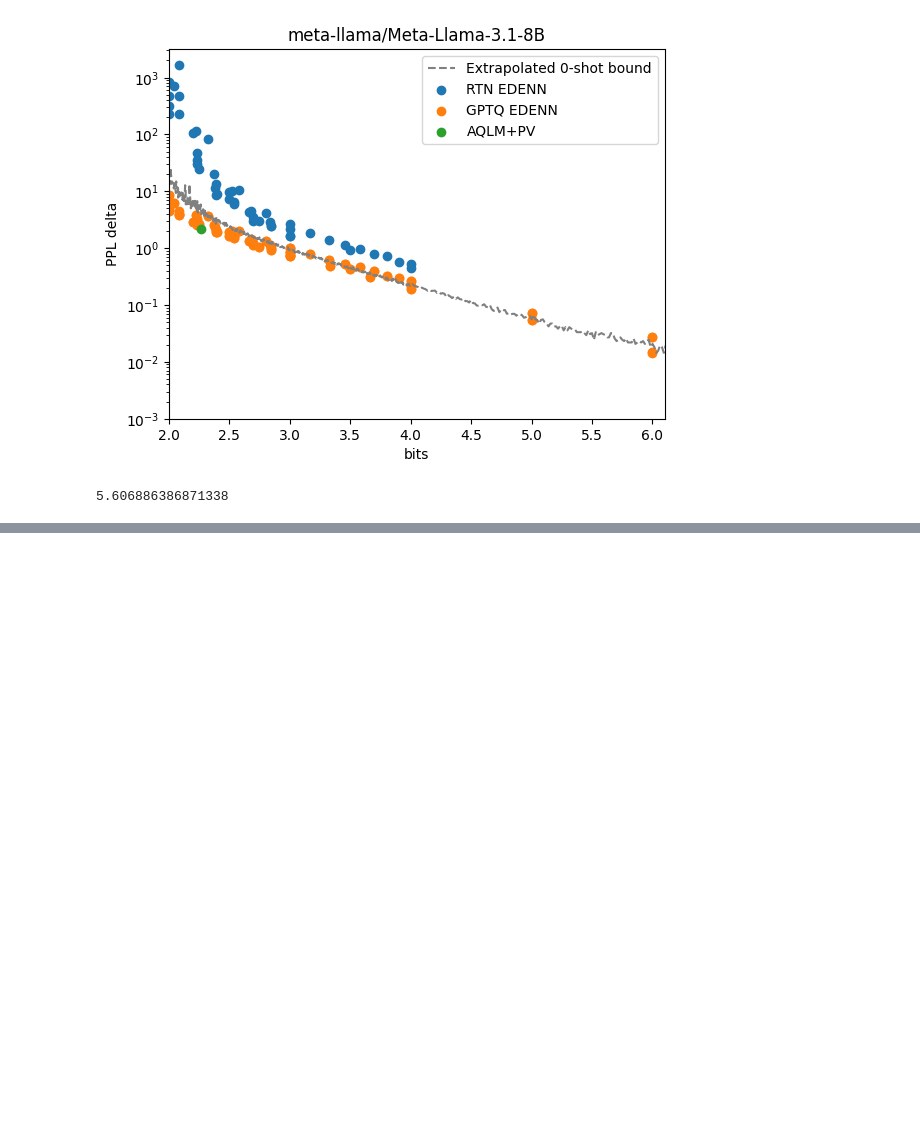
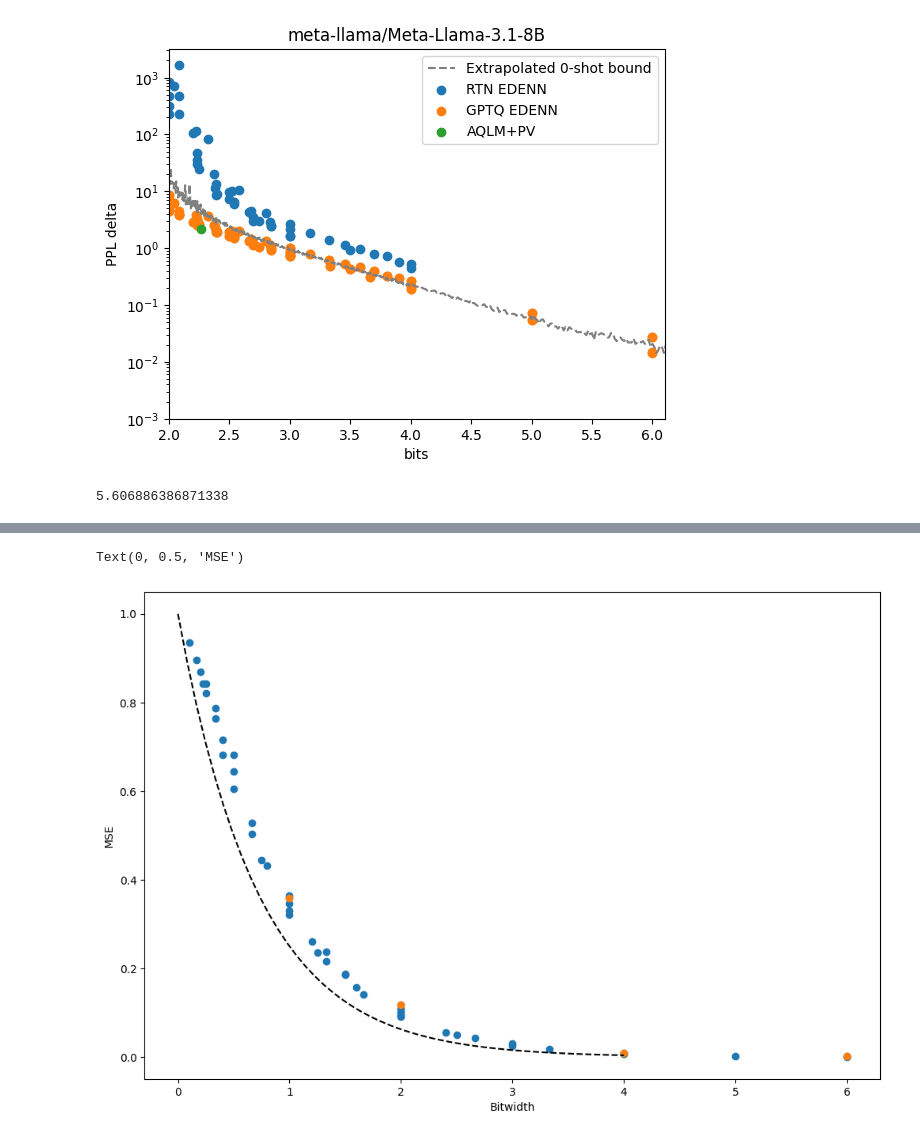
Before and after one commit to galqiwi/linear-layer-compression, a Jupyter notebook: Andrei/gptq/plots.ipynb, the cells around one changed output, grey strips where cells are left out. Cells and saved outputs as stored; diff of their text form; code cells hidden in the pictures; blank space fills up the shorter version.

```diff
--- a/Andrei/gptq/plots.ipynb
+++ b/Andrei/gptq/plots.ipynb
@@ -280,0 +367,21 @@ array([3.32765888, 4.85262624, 2.8969397 , 2.95337116, 2.9259439 ,
+# %%
+%env CUDA_VISIBLE_DEVICES=7
+
+import torch
+from edenn import edenn
+
+@torch.no_grad()
+def eval_grid(edenn_d: int, edenn_n: int):
+    x = torch.empty((2**16, edenn_d), device="cuda").normal_()
+    dequant, entropy = edenn(x, edenn_d, edenn_n)
+    mse = (x - dequant).pow(2).mean().item()
+    return mse, entropy / edenn_d
+
+good_grids_with_mse = []
+for (edenn_d, edenn_n) in good_grids:
+    mse, entropy = eval_grid(edenn_d, edenn_n)
+    good_grids_with_mse.append(
+        {"edenn_d": edenn_d, "edenn_n": edenn_n, "mse": mse, "bits": math.log2(edenn_n) / edenn_d, "entropy": entropy}
+    )
+
+good_grids_with_mse
@@ -280,0 +407,13 @@ array([3.32765888, 4.85262624, 2.8969397 , 2.95337116, 2.9259439 ,
+# %%
+import numpy as np
+import matplotlib.pyplot as plt
+
+plt.scatter([v["bits"] for v in good_grids_with_mse], [v["mse"] for v in good_grids_with_mse], label="Good HIGGS grids")
+plt.scatter([v["bits"] for v in good_grids_with_mse if v["edenn_d"] == 1], [v["mse"] for v in good_grids_with_mse if v["edenn_d"] == 1], label="Good EDENN grids")
+plt.plot(np.linspace(0, 4), np.power(4, -np.linspace(0, 4)), linestyle="--", color="black")
+
+plt.xlabel("Bitwidth")
+plt.ylabel("MSE")
+# %% [output]
+Text(0, 0.5, 'MSE')
+[figure, added]
```
Also changed, not shown: parts of 14 cells of this notebook.
